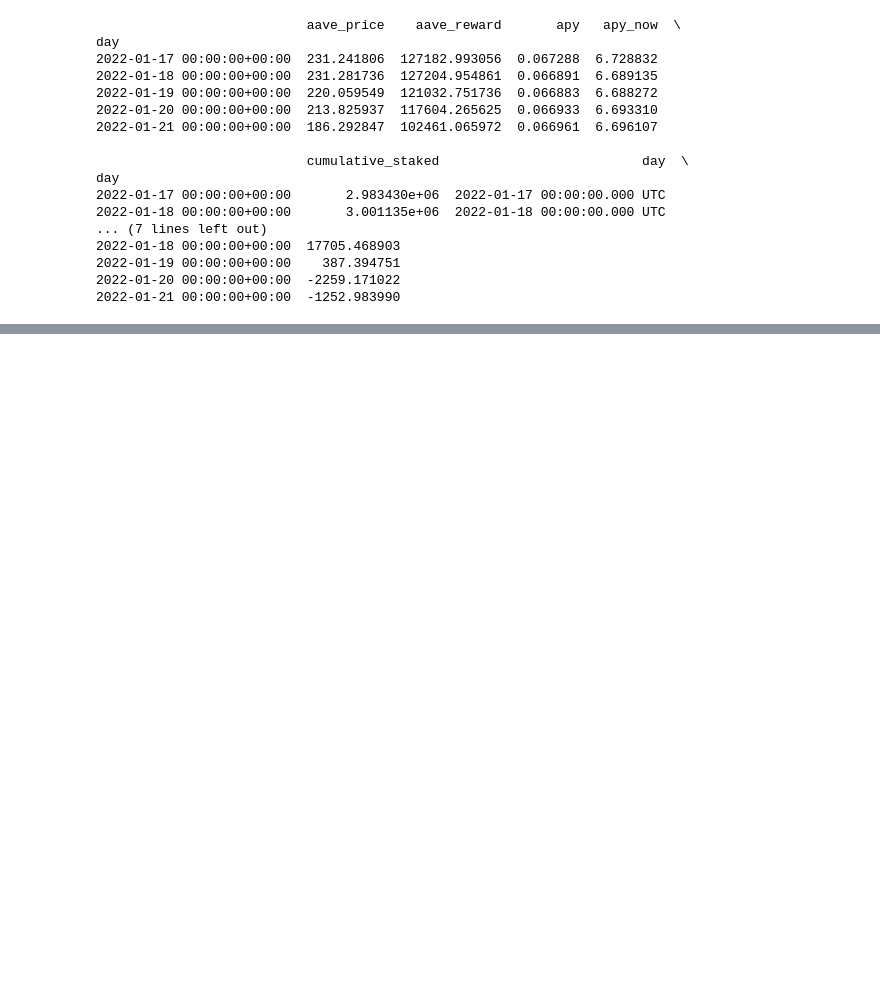
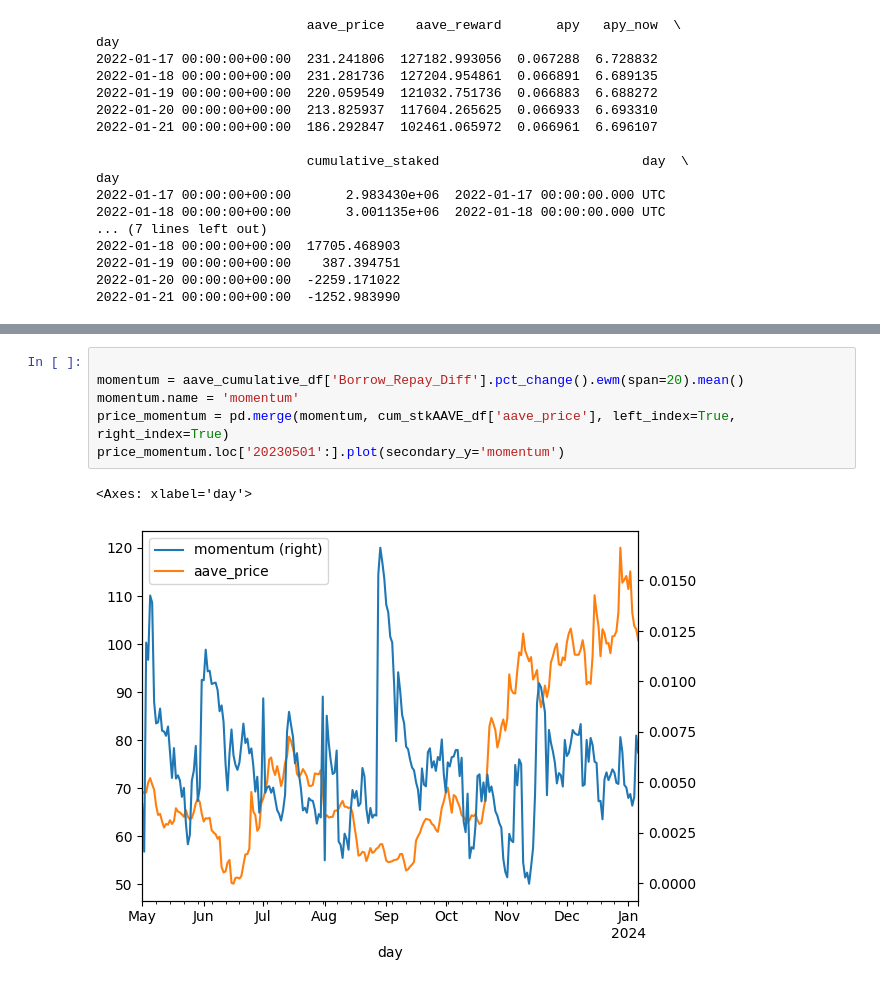
Before and after one commit to DarthShoge/ts_demo, a Jupyter notebook: dashboard/dashboard.ipynb, the cells around one changed output, grey strips where cells are left out. Saved outputs shown, nothing was run; the diff lists cells and outputs as text; blank space fills up the shorter version.

```diff
--- a/dashboard/dashboard.ipynb
+++ b/dashboard/dashboard.ipynb
@@ -70,0 +161,9 @@ plt.show()
+# %%
+
+momentum = aave_cumulative_df['Borrow_Repay_Diff'].pct_change().ewm(span=20).mean()
+momentum.name = 'momentum'
+price_momentum = pd.merge(momentum, cum_stkAAVE_df['aave_price'], left_index=True, right_index=True)
+price_momentum.loc['20230501':].plot(secondary_y='momentum')
+# %% [output]
+<Axes: xlabel='day'>
+[figure, added]
```
Also changed, not shown: parts of 6 cells of this notebook.
